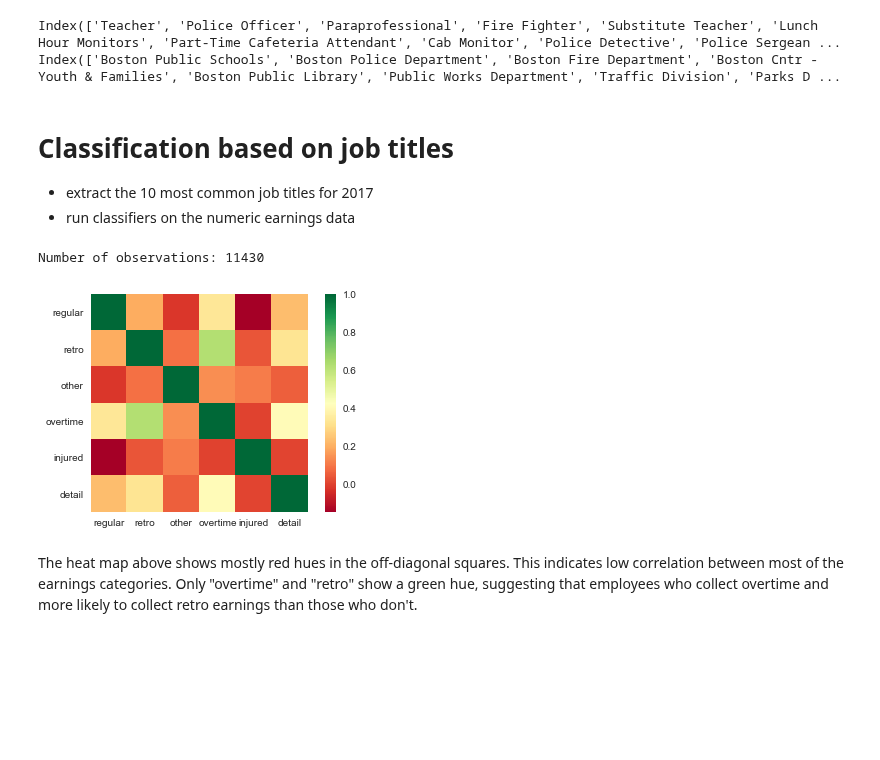
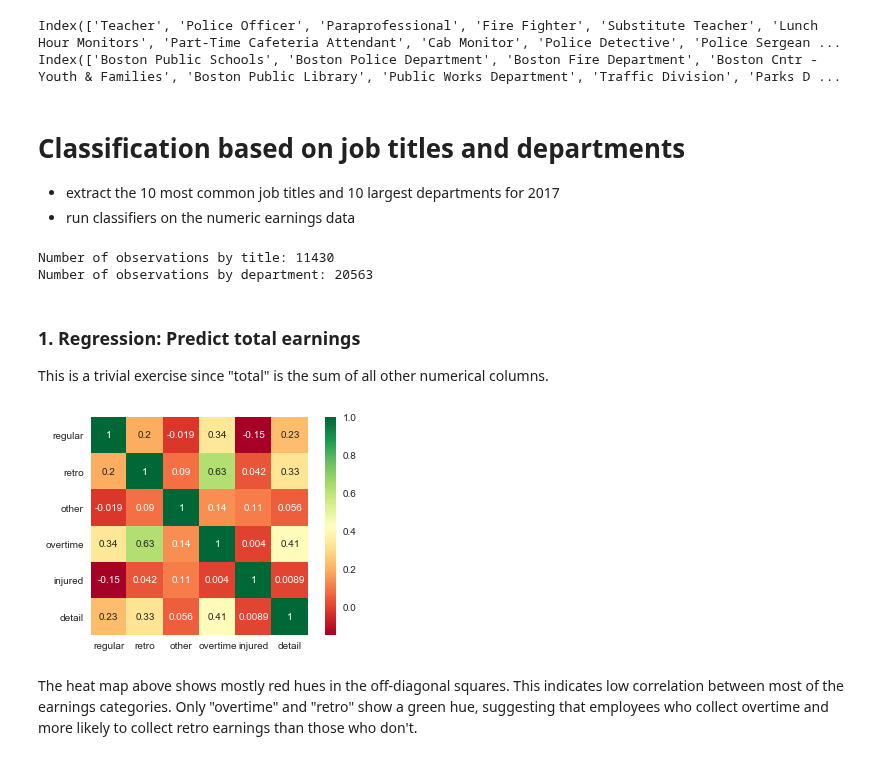
Before and after one commit to Turanga1/Springboard_DataScience, a Jupyter notebook: Capstone 1 - Boston Earnings Report/boston_earnings_analysis.ipynb, the cells around one changed output. Drawn from its saved outputs; the diff is of its cells as text; code cells hidden in the pictures; blank space fills up the shorter version.

```diff
--- a/Capstone 1 - Boston Earnings Report/boston_earnings_analysis.ipynb
+++ b/Capstone 1 - Boston Earnings Report/boston_earnings_analysis.ipynb
@@ -94,16 +95,24 @@ print(departments_top10)
 Index(['Teacher', 'Police Officer', 'Paraprofessional', 'Fire Fighter', 'Substitute Teacher', 'Lunch Hour Monitors', 'Part-Time Cafeteria Attendant', 'Cab Monitor', 'Police Detective', 'Police Sergean ...
 Index(['Boston Public Schools', 'Boston Police Department', 'Boston Fire Department', 'Boston Cntr - Youth & Families', 'Boston Public Library', 'Public Works Department', 'Traffic Division', 'Parks D ...
 # %% [markdown]
-# Classification based on job titles
+# Classification based on job titles and departments
 
-- extract the 10 most common job titles for 2017
+- extract the 10 most common job titles and 10 largest departments for 2017
 - run classifiers on the numeric earnings data
 # %%
-# top 10 jobs in 2017
+# top 10 titles and departments observations in 2017
 top10 = earnings[earnings['title_clean'].isin(titles_top10) & (earnings.year == 2017)]
-print('Number of observations:', top10.shape[0])
+print('Number of observations by title:', top10.shape[0])
+
+top10_d = earnings[earnings['dept_clean'].isin(departments_top10) & (earnings.year == 2017)]
+print('Number of observations by department:', top10_d.shape[0])
 # %% [output]
-Number of observations: 11430
+Number of observations by title: 11430
+Number of observations by department: 20563
+# %% [markdown]
+### 1. Regression: Predict total earnings
+
+This is a trivial exercise since "total" is the sum of all other numerical columns.
 # %%
 # data for linear regression:
 
@@ -116,10 +125,10 @@ y_lm = top10['total']
 X_lm_train, X_lm_test, y_lm_train, y_lm_test = train_test_split(X_lm, y_lm, test_size=0.2, random_state=26)
 # %%
 # heat map for identification of correlated data
-sns.heatmap(X_lm.corr(), square=True, cmap='RdYlGn')
+sns.heatmap(X_lm.corr(), square=True, annot=True, cmap='RdYlGn')
 plt.show()
 # %% [output]
-[figure, old version]
+[figure, new version]
 # %% [markdown]
 The heat map above shows mostly red hues in the off-diagonal squares. This indicates low correlation between most of the earnings categories. Only "overtime" and "retro" show a green hue, suggesting that employees who collect overtime and more likely to collect retro earnings than those who don't.
 # %%
```
Also changed, not shown: parts of 23 cells of this notebook.
